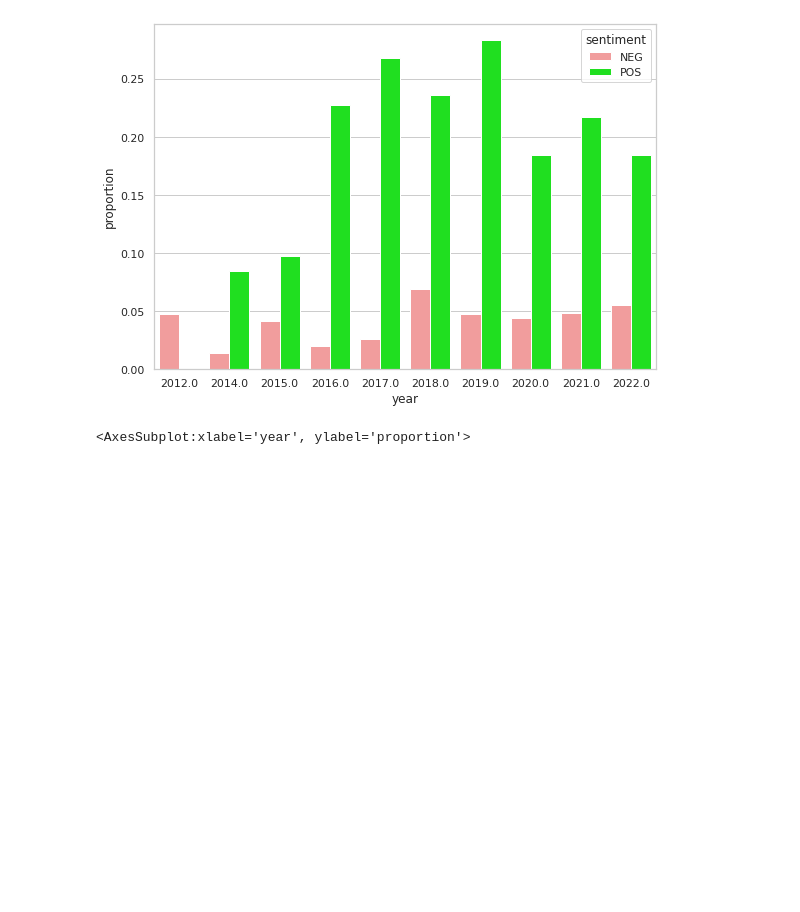
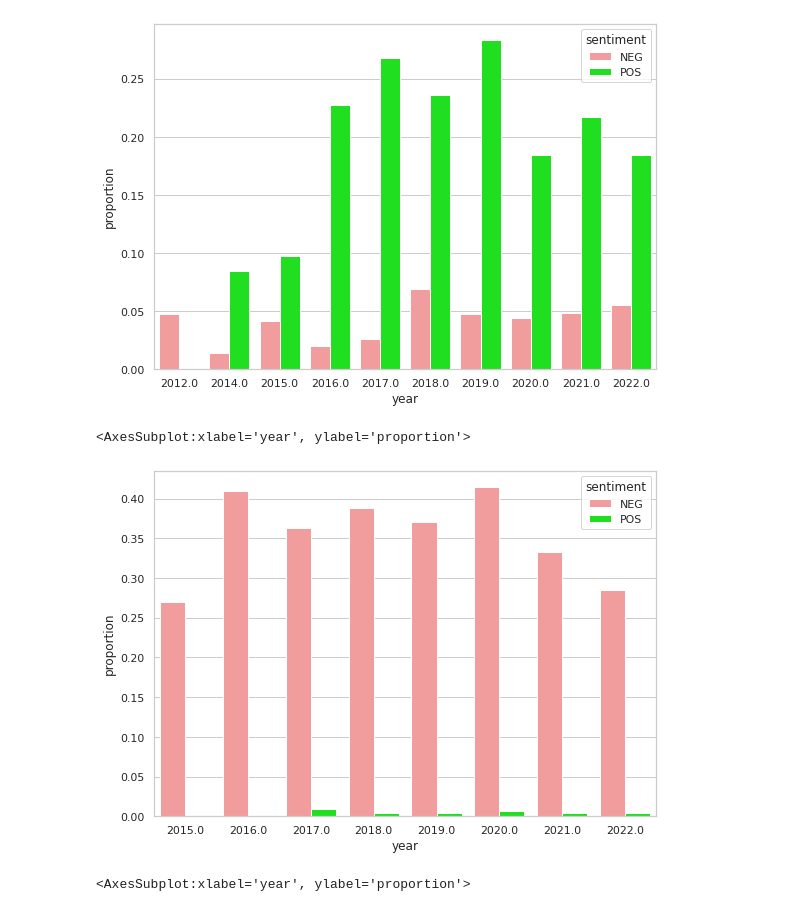
Before and after one commit to hbarnehl/thesis, a Jupyter notebook: Visualisation and Descriptives.ipynb, the cells around one changed output. Cells and saved outputs as stored; diff of their text form; code cells hidden in the pictures; blank space fills up the shorter version.

```diff
--- a/Visualisation and Descriptives.ipynb
+++ b/Visualisation and Descriptives.ipynb
@@ -131,6 +198,16 @@ df_agg = (dfa.groupby(["position", "year"])["sentiment"]
 # %% [output]
 <AxesSubplot:xlabel='year', ylabel='proportion'>
 [figure]
+# %%
+# neutral with R corporacion as neutral
+(df_agg
+ .loc[(df_agg["position"]=="neutral") & (df_agg["sentiment"]!="NEU") & (df_agg["year"]> 2011)]
+ .pipe((sns.barplot, "data"),
+       x="year", y="proportion",
+       hue="sentiment", palette = palette))
+# %% [output]
+<AxesSubplot:xlabel='year', ylabel='proportion'>
+[figure, added]
 # %%
 # neutral
 (df_agg
```
Also changed, not shown: parts of 14 cells of this notebook, 1 other file.
